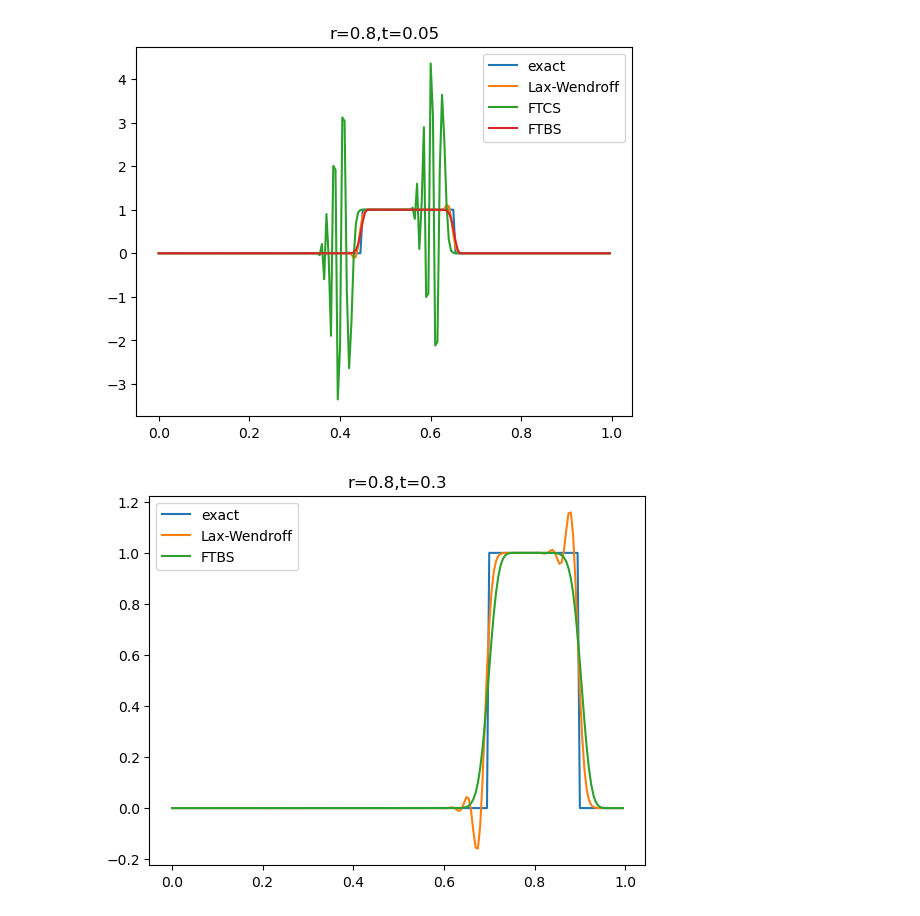
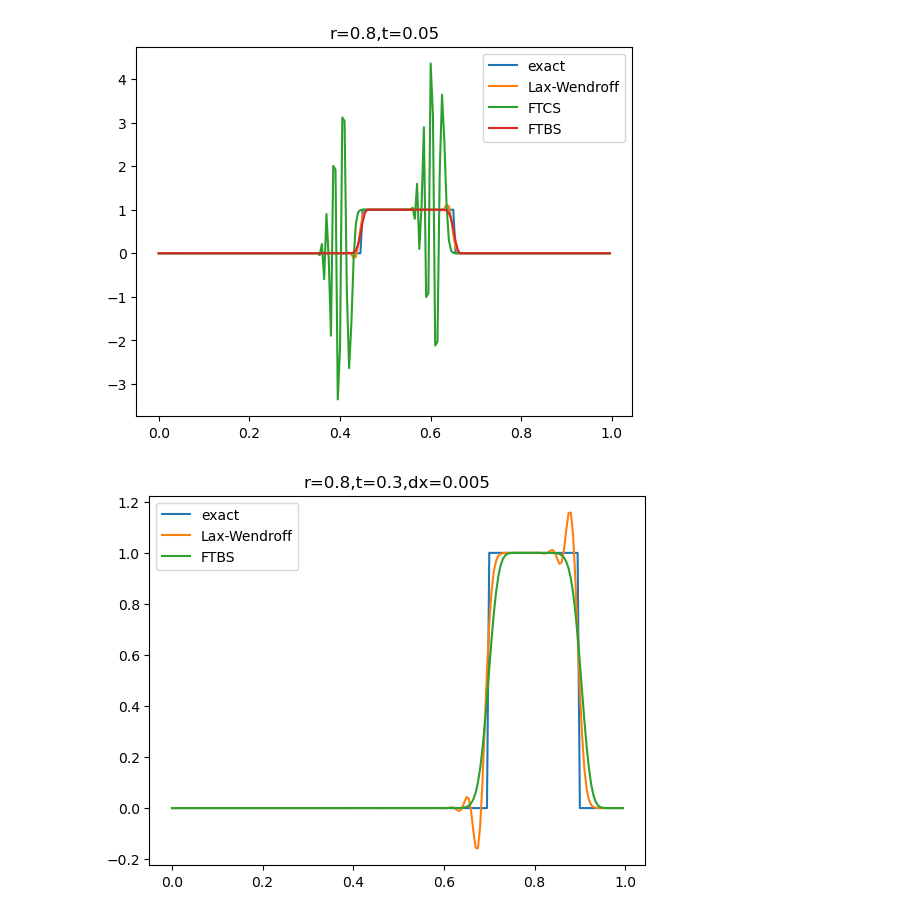
Before and after one commit to Cauchyyyyy/NPDE-24-Fall, a Jupyter notebook: hw1104/main.ipynb, the cells around one changed output. Drawn from its saved outputs; the diff is of its cells as text; code cells hidden in the pictures.

```diff
--- a/hw1104/main.ipynb
+++ b/hw1104/main.ipynb
@@ -54,8 +54,8 @@ matplotlib.pyplot.show()
 # %%
 t=0.3
 matplotlib.pyplot.plot(x,u(x,t),x,v_lw[:,round(t/dt)],x,v_ftbs[:,round(t/dt)])
 matplotlib.pyplot.legend(['exact','Lax-Wendroff','FTBS'])
-matplotlib.pyplot.title(f'r={r},t={t}')
+matplotlib.pyplot.title(f'r={r},t={t},dx={h}')
 matplotlib.pyplot.show()
 # %% [output]
-[figure, old version]
+[figure, new version]
```
Also changed, not shown: 4 other files.
